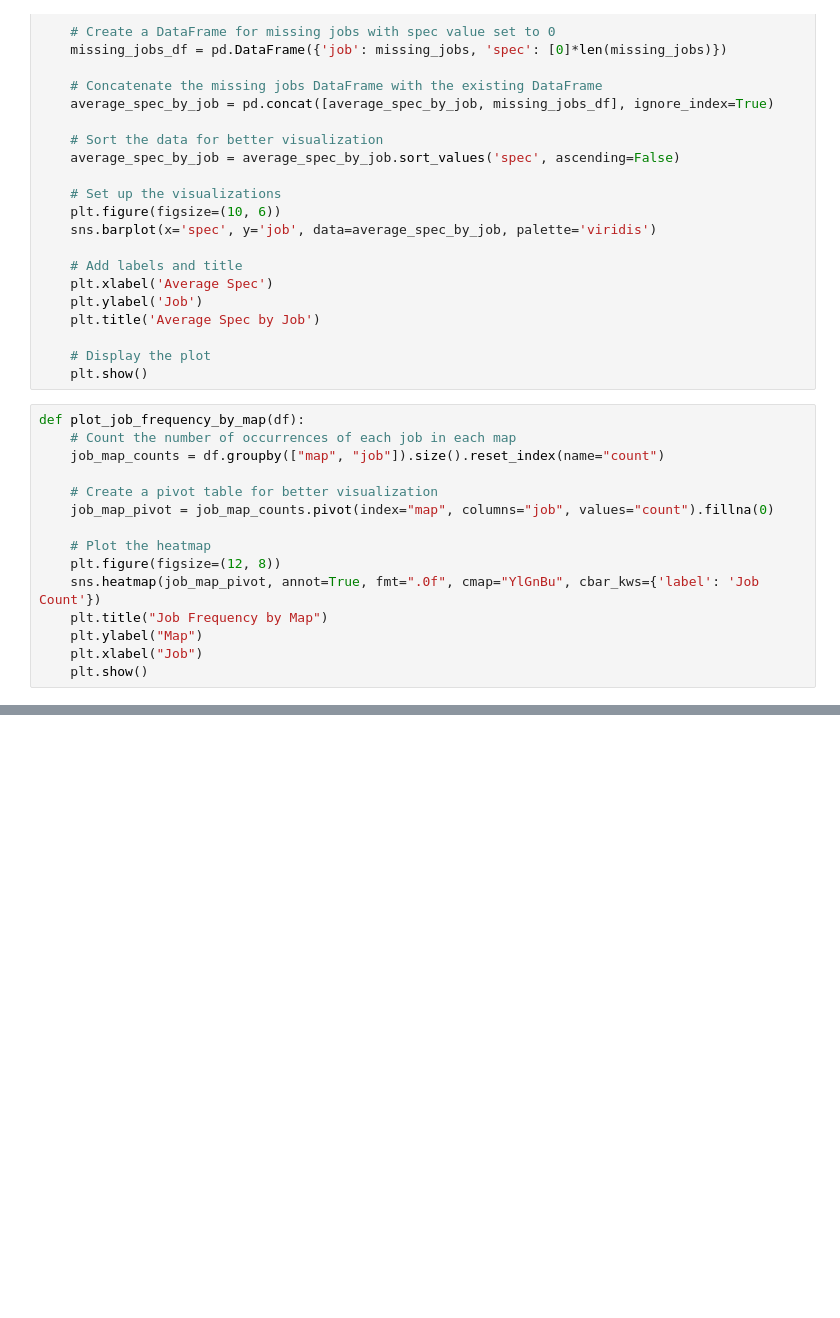
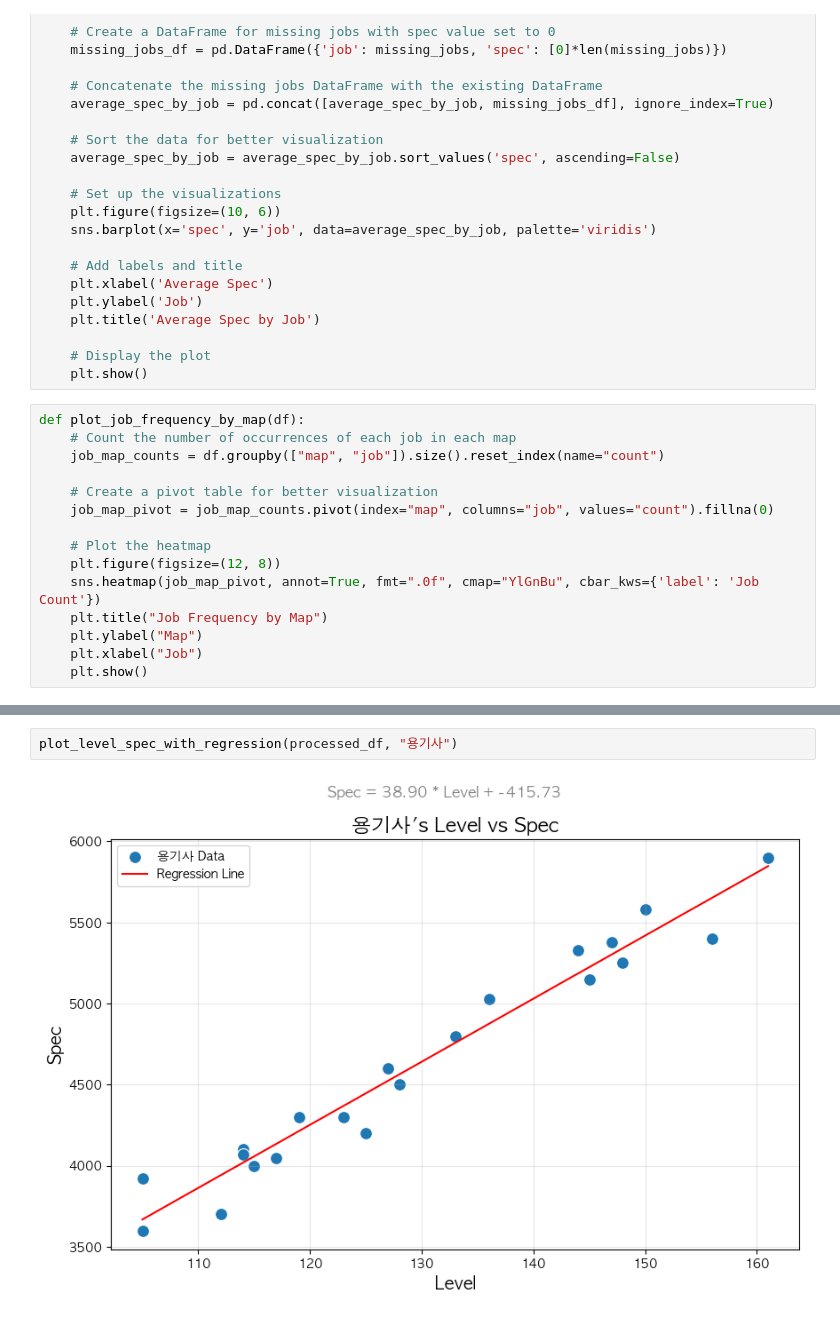
Before and after one commit to jongwonIee/mapleland, a Jupyter notebook: party/main.ipynb, the cells around one changed output, grey strips where cells are left out. Cells and saved outputs as stored; diff of their text form; blank space fills up the shorter version.

```diff
--- a/party/main.ipynb
+++ b/party/main.ipynb
@@ -555,0 +798,4 @@ def visualize_spec_validity_by_job(df):
+# %%
+plot_level_spec_with_regression(processed_df, "용기사")
+# %% [output]
+[figure, added]
```
Also changed, not shown: parts of 27 cells of this notebook, 26 other files.
